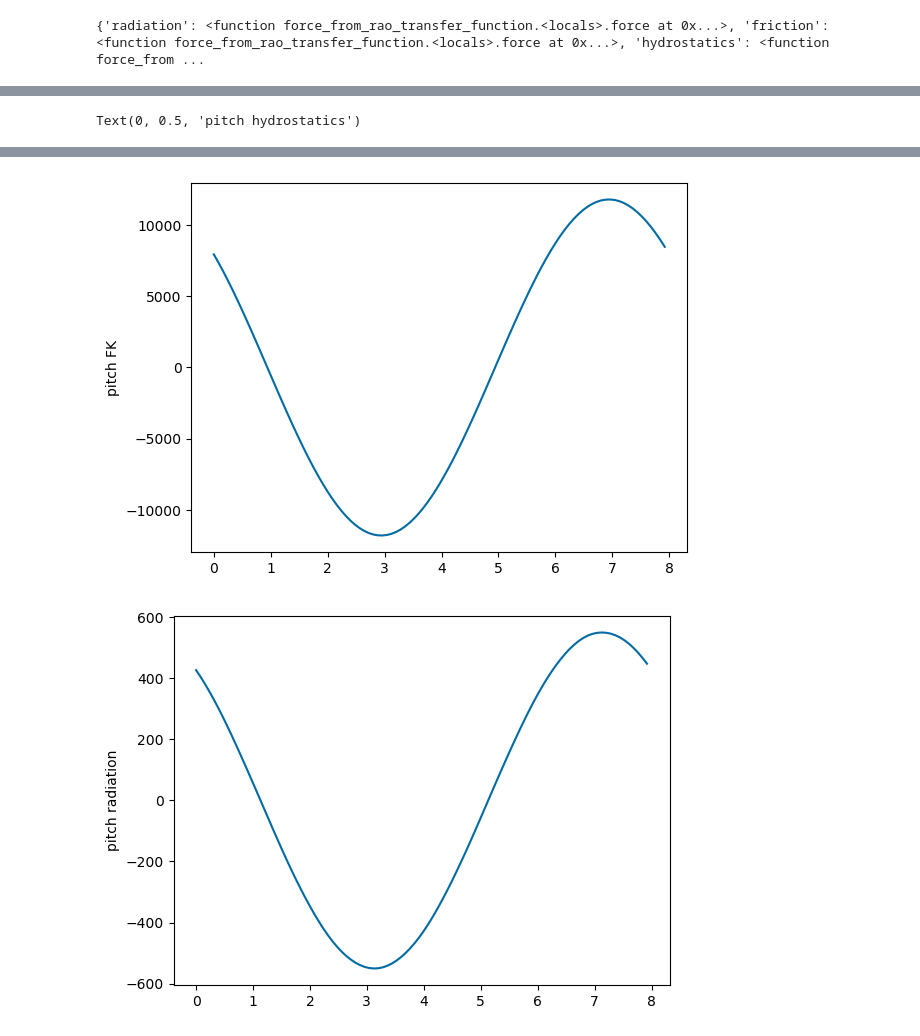
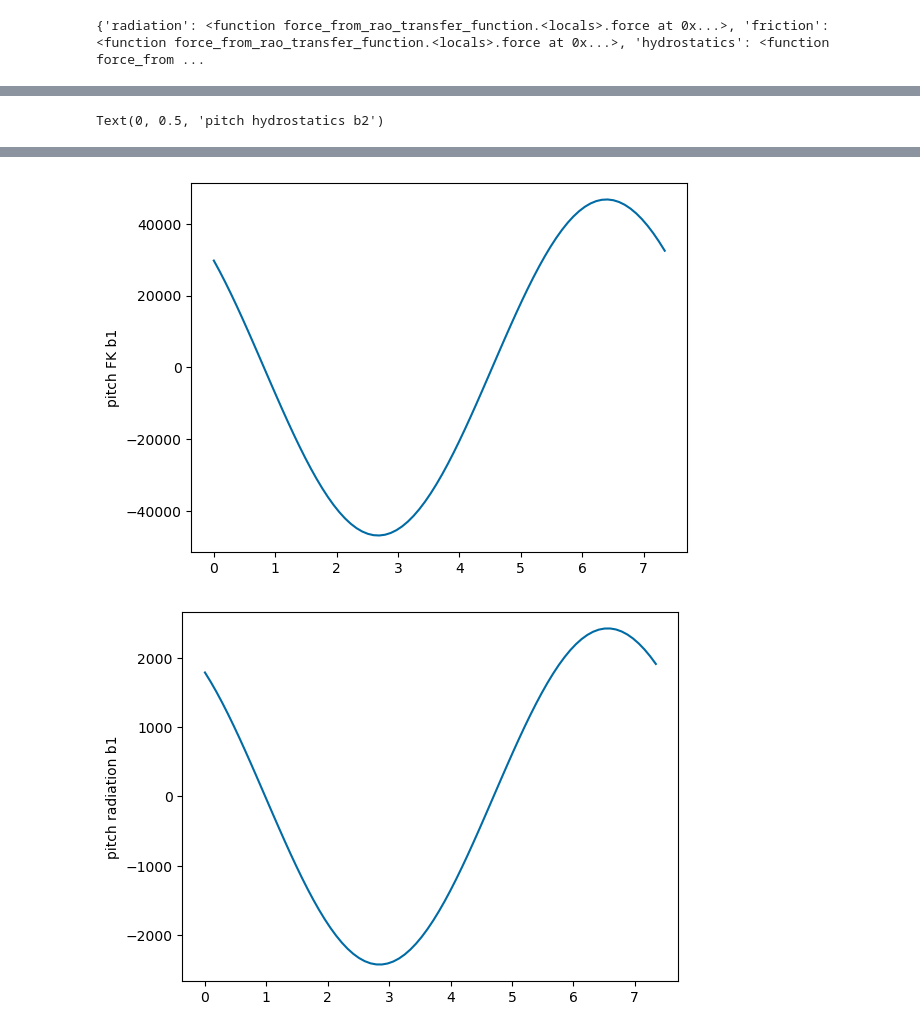
Before and after one commit to jtgrasb/WecOptTool, a Jupyter notebook: examples/attenuatorParallelAxis2Bod.ipynb, the cells around one changed output, grey strips where cells are left out. Drawn from its saved outputs; the diff is of its cells as text; code cells hidden in the pictures.

```diff
--- a/examples/attenuatorParallelAxis2Bod.ipynb
+++ b/examples/attenuatorParallelAxis2Bod.ipynb
@@ -308,0 +329,10 @@ pto2 = wot.pto.PTO(pto_ndof, kinematics2, controller, pto_impedance, loss, name2
+# %%
+hydro_data = wot.add_linear_friction(bem_data, None)
+
+# frequency array
+f1, nfreq = wot.frequency_parameters(hydro_data.omega.values/(2*np.pi), False)
+
+# check real part of damping diagonal > 0
+hydro_data = wot.check_radiation_damping(hydro_data, 1e-6, False)
+
+print(hydro_data['hydrostatic_stiffness'])
@@ -344,8 +392,8 @@ for coeff_name in coeff_var_names:
         hydro_data[coeff_name].sel(influenced_dof='rect1__Pitch',radiating_dof='rect1__Pitch') # convert to pitch about PTO 1 location
 
     if coeff_name != 'inertia_matrix':
-        coeff_data[coeff_name].loc[dict(influenced_dof='rect1__Pitch',radiating_dof='rect0__Pitch')] = \
-            hydro_data[coeff_name].sel(influenced_dof='rect1__Heave',radiating_dof='rect1__Heave')*(3*bodyDist/2)**2 # does 3 coeff in square make sense?
+        coeff_data[coeff_name].loc[dict(influenced_dof='rect0__Pitch',radiating_dof='rect1__Pitch')] = \
+            hydro_data[coeff_name].sel(influenced_dof='rect1__Heave',radiating_dof='rect1__Heave')*3*(bodyDist/2)**2 # does 3 coeff in square make sense? I don't think so
 
 for exc_coeff_name in exc_coeff_var_names:
     coeff_data[exc_coeff_name].loc[dict(influenced_dof='rect0__Pitch')] = \
@@ -354,7 +402,6 @@ for exc_coeff_name in exc_coeff_var_names:
     coeff_data[exc_coeff_name].loc[dict(influenced_dof='rect1__Pitch')] = \
         hydro_data[exc_coeff_name].sel(influenced_dof='rect1__Heave')*bodyDist/2 \
             + hydro_data[exc_coeff_name].sel(influenced_dof='rect1__Pitch')
-
 
 coeff_data['omega'] = hydro_data['omega']
 
@@ -368,6 +415,10 @@ tmp = hs.isel(omega=0).copy(deep=True)
 tmp['omega'] = tmp['omega'] * 0
 hs = xr.concat([tmp, hs], dim='omega') #, data_vars='minimal')
 rao_transfer_functions['hydrostatics'] = (hs, True)
+
+print(rao_transfer_functions['hydrostatics'][0])
+print(rao_transfer_functions['hydrostatics'][0].sel(influenced_dof='rect0__Pitch'))
+print(rao_transfer_functions['hydrostatics'][0].transpose("omega", "radiating_dof", "influenced_dof").sel(influenced_dof='rect0__Pitch'))
 
 linear_force_functions_about_PTO = dict()
 for name, (value, zero_freq) in rao_transfer_functions.items():
@@ -603,23 +707,51 @@ print(force_on_wec)
 # %%
+# check hydrostatics on body 1
+
+hs_theoretical1 = -coeff_data['hydrostatic_stiffness'].sel(influenced_dof='rect0__Pitch',radiating_dof='rect0__Pitch')*wec_tdom[0]['pos'][0]
+
+rad_theoretical1 = coeff_data['radiation_damping'].sel(influenced_dof='rect0__Pitch',radiating_dof='rect0__Pitch')*wec_tdom[0]['pos'][0]
+
+
 print(wec_tdom[0]['force']['type'])
 
 plt.figure()
-plt.plot(wec_tdom[0]['time'], np.squeeze(wec_tdom[0]['force'].sel(type='diffraction')))
-plt.ylabel('pitch diffraction')
+plt.plot(wec_tdom[0]['time'], np.squeeze(wec_tdom[0]['force'][0].sel(type='diffraction')))
+plt.ylabel('pitch diffraction b1')
 
 plt.figure()
-plt.plot(wec_tdom[0]['time'], np.squeeze(wec_tdom[0]['force'].sel(type='Froude_Krylov')))
-plt.ylabel('pitch FK')
+plt.plot(wec_tdom[0]['time'], np.squeeze(wec_tdom[0]['force'][0].sel(type='Froude_Krylov')))
+plt.ylabel('pitch FK b1')
 
 plt.figure()
-plt.plot(wec_tdom[0]['time'], np.squeeze(wec_tdom[0]['force'].sel(type='radiation')))
-plt.ylabel('pitch radiation')
+plt.plot(wec_tdom[0]['time'], np.squeeze(wec_tdom[0]['force'][0].sel(type='radiation')))
+plt.ylabel('pitch radiation b1')
 
 plt.figure()
-plt.plot(wec_tdom[0]['time'], np.squeeze(wec_tdom[0]['force'].sel(type='PTO_1')))
-plt.ylabel('pitch radiation')
+plt.plot(wec_tdom[0]['time'], np.squeeze(wec_tdom[0]['force'][0].sel(type='PTO_1')))
+plt.ylabel('pitch pto force b1')
 
 plt.figure()
-plt.plot(wec_tdom[0]['time'], np.squeeze(wec_tdom[0]['force'].sel(type='hydrostatics')))
-plt.ylabel('pitch hydrostatics')
+plt.plot(wec_tdom[0]['time'], np.squeeze(wec_tdom[0]['force'][0].sel(type='hydrostatics')))
+plt.plot(wec_tdom[0]['time'], hs_theoretical1,'--')
+plt.ylabel('pitch hydrostatics b1')
+
+plt.figure()
+plt.plot(wec_tdom[0]['time'], np.squeeze(wec_tdom[0]['force'][1].sel(type='diffraction')))
+plt.ylabel('pitch diffraction b2')
+
+plt.figure()
+plt.plot(wec_tdom[0]['time'], np.squeeze(wec_tdom[0]['force'][1].sel(type='Froude_Krylov')))
+plt.ylabel('pitch FK b2')
+
+plt.figure()
+plt.plot(wec_tdom[0]['time'], np.squeeze(wec_tdom[0]['force'][1].sel(type='radiation')))
+plt.ylabel('pitch radiation b2')
+
+plt.figure()
+plt.plot(wec_tdom[0]['time'], np.squeeze(wec_tdom[0]['force'][1].sel(type='PTO_2')))
+plt.ylabel('pitch pto force b2')
+
+plt.figure()
+plt.plot(wec_tdom[0]['time'], np.squeeze(wec_tdom[0]['force'][1].sel(type='hydrostatics')))
+plt.ylabel('pitch hydrostatics b2')
 # %% [output]
@@ -635,3 +767,3 @@ Coordinates:
 Attributes:
     long_name:  Type
-Text(0, 0.5, 'pitch hydrostatics')
+Text(0, 0.5, 'pitch hydrostatics b2')
@@ -639,2 +771,2 @@ Text(0, 0.5, 'pitch hydrostatics')
-[figure, old version]
+[figure, new version]
-[figure, old version]
+[figure, new version]
```
Also changed, not shown: parts of 13 cells of this notebook, 26 other files.
